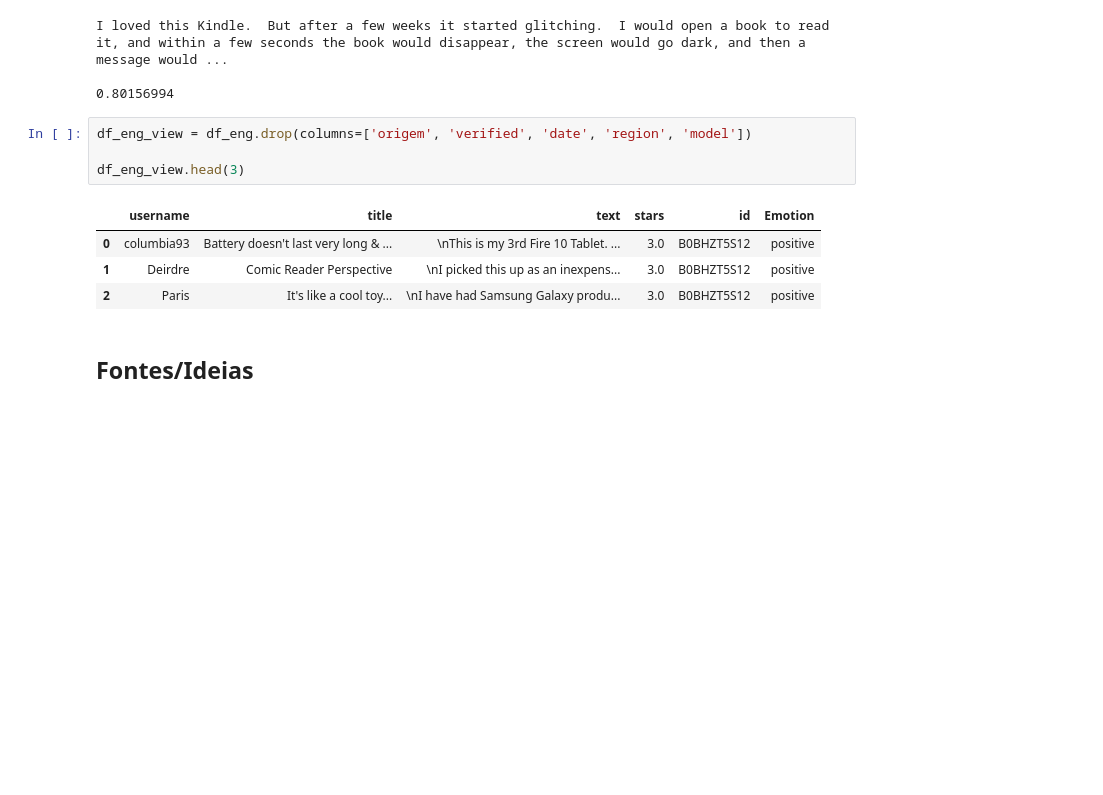
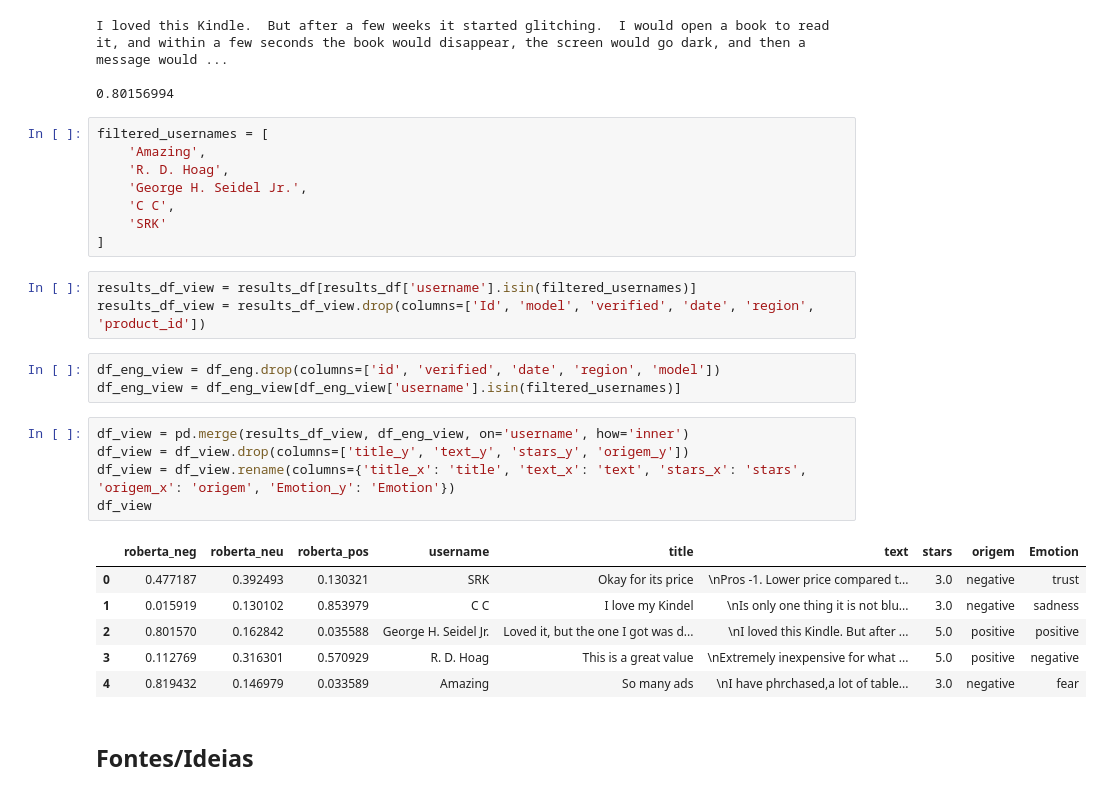
Before and after one commit to mariabandeira/Projeto_Final_IIA, a Jupyter notebook: SentimentAnalysis.ipynb, the cells around one changed output. Cells and saved outputs as stored; diff of their text form; blank space fills up the shorter version.

```diff
--- a/SentimentAnalysis.ipynb
+++ b/SentimentAnalysis.ipynb
@@ -678,15 +636,32 @@ print(results_df.query('stars == 5') \
 I loved this Kindle.  But after a few weeks it started glitching.  I would open a book to read it, and within a few seconds the book would disappear, the screen would go dark, and then a message would ...
 
 0.80156994
+# %%
+filtered_usernames = [
+    'Amazing',
+    'R. D. Hoag',
+    'George H. Seidel Jr.',
+    'C C',
+    'SRK'
+]
+# %%
+results_df_view = results_df[results_df['username'].isin(filtered_usernames)]
+results_df_view = results_df_view.drop(columns=['Id', 'model', 'verified', 'date', 'region', 'product_id'])
 # %%
-df_eng_view = df_eng.drop(columns=['origem', 'verified', 'date', 'region', 'model'])
-
-df_eng_view.head(3)
+df_eng_view = df_eng.drop(columns=['id', 'verified', 'date', 'region', 'model'])
+df_eng_view = df_eng_view[df_eng_view['username'].isin(filtered_usernames)]
-# %% [output]
-|  | username | title | text | stars | id | Emotion |
-| 0 | columbia93 | Battery doesn't last very long & ... | \nThis is my 3rd Fire 10 Tablet. ... | 3.0 | B0BHZT5S12 | positive |
-| 1 | Deirdre | Comic Reader Perspective | \nI picked this up as an inexpens... | 3.0 | B0BHZT5S12 | positive |
-| 2 | Paris | It's like a cool toy... | \nI have had Samsung Galaxy produ... | 3.0 | B0BHZT5S12 | positive |
+# %%
+df_view = pd.merge(results_df_view, df_eng_view, on='username', how='inner')
+df_view = df_view.drop(columns=['title_y', 'text_y', 'stars_y', 'origem_y'])
+df_view = df_view.rename(columns={'title_x': 'title', 'text_x': 'text', 'stars_x': 'stars', 'origem_x': 'origem', 'Emotion_y': 'Emotion'})
+df_view
+# %% [output]
+|  | roberta_neg | roberta_neu | roberta_pos | username | title | text | stars | origem | Emotion |
+| 0 | 0.477187 | 0.392493 | 0.130321 | SRK | Okay for its price | \nPros -1. Lower price compared t... | 3.0 | negative | trust |
+| 1 | 0.015919 | 0.130102 | 0.853979 | C C | I love my Kindel | \nIs only one thing it is not blu... | 3.0 | negative | sadness |
+| 2 | 0.801570 | 0.162842 | 0.035588 | George H. Seidel Jr. | Loved it, but the one I got was d... | \nI loved this Kindle. But after ... | 5.0 | positive | positive |
+| 3 | 0.112769 | 0.316301 | 0.570929 | R. D. Hoag | This is a great value | \nExtremely inexpensive for what ... | 5.0 | positive | negative |
+| 4 | 0.819432 | 0.146979 | 0.033589 | Amazing | So many ads | \nI have phrchased,a lot of table... | 3.0 | negative | fear |
 # %% [markdown]
 ## Fontes/Ideias
 # %% [markdown]
```
Also changed, not shown: parts of 3 cells of this notebook.
